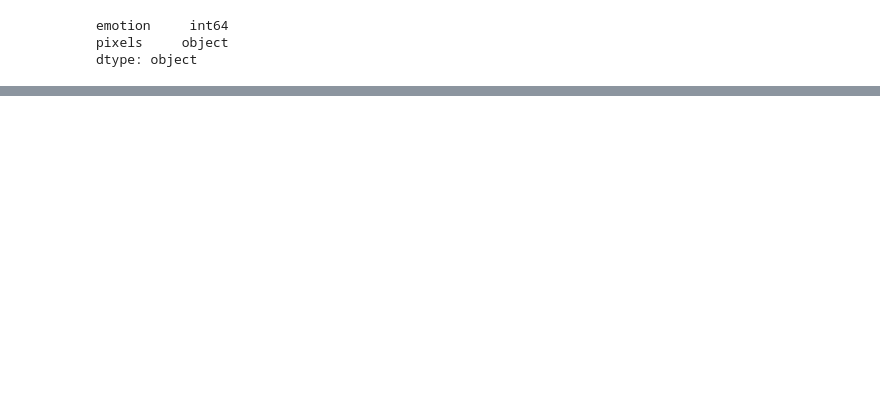
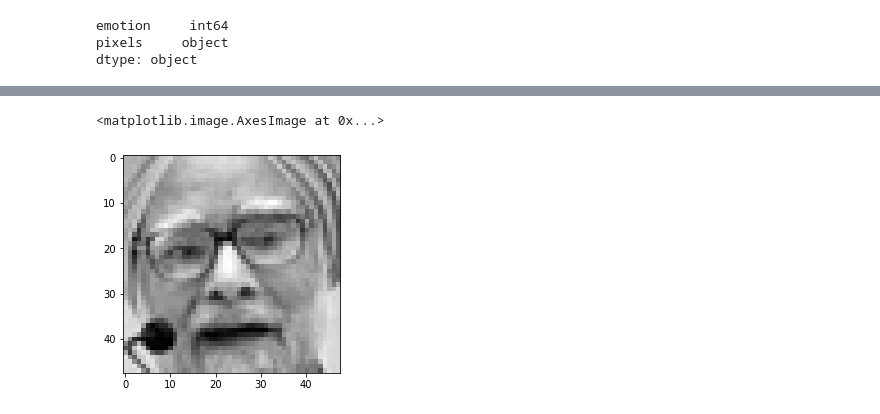
Before and after one commit to juan-k-m/MusicWithEmotions, a Jupyter notebook: notebooks/datacheck2.ipynb, the cells around one changed output, grey strips where cells are left out. Drawn from its saved outputs; the diff is of its cells as text; code cells hidden in the pictures; blank space fills up the shorter version.

```diff
--- a/notebooks/datacheck2.ipynb
+++ b/notebooks/datacheck2.ipynb
@@ -151,0 +165,5 @@ dtype: object
+# %%
+x = [test_l_reshaped, test_l_reshaped]
+# %%
+x_stack = np.dstack(x)
+x_stack.shape
@@ -151,0 +172,3 @@ dtype: object
+# %%
+x_stacked_2 = np.rollaxis(x_stack,-1)
+x_stacked_2.shape
@@ -151,0 +189,5 @@ dtype: object
+# %%
+plt.imshow(x_stacked_2[0], cmap='gray')
+# %% [output]
+<matplotlib.image.AxesImage at 0x...>
+[figure, added]
```
Also changed, not shown: parts of 11 cells of this notebook, 1 other file.
